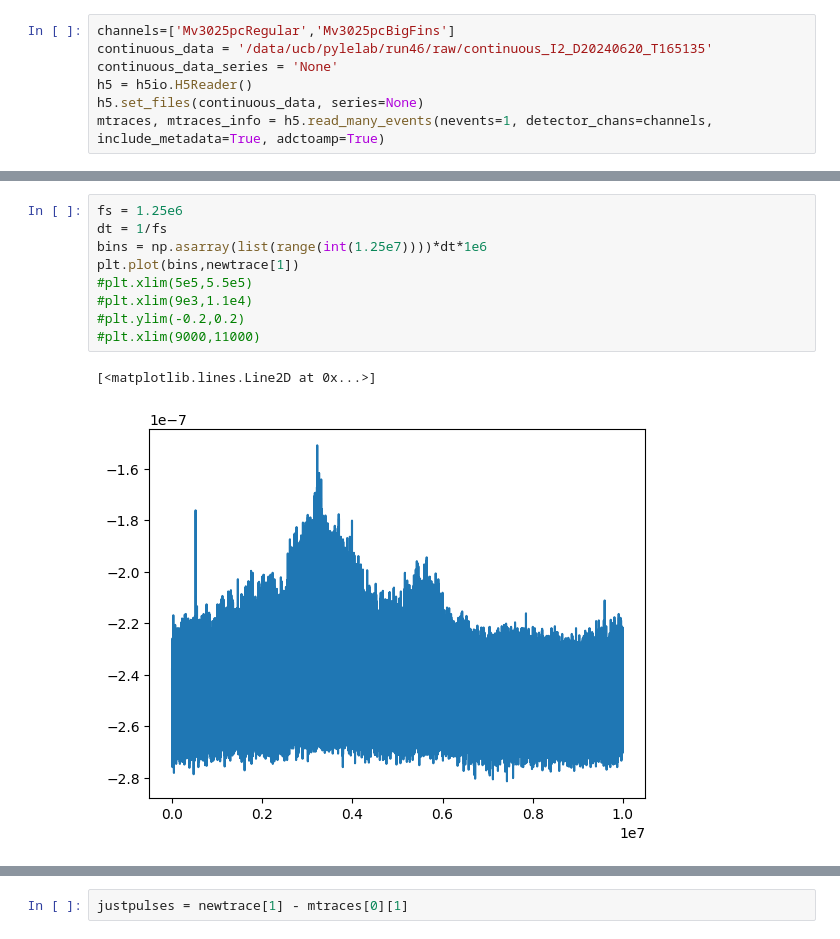
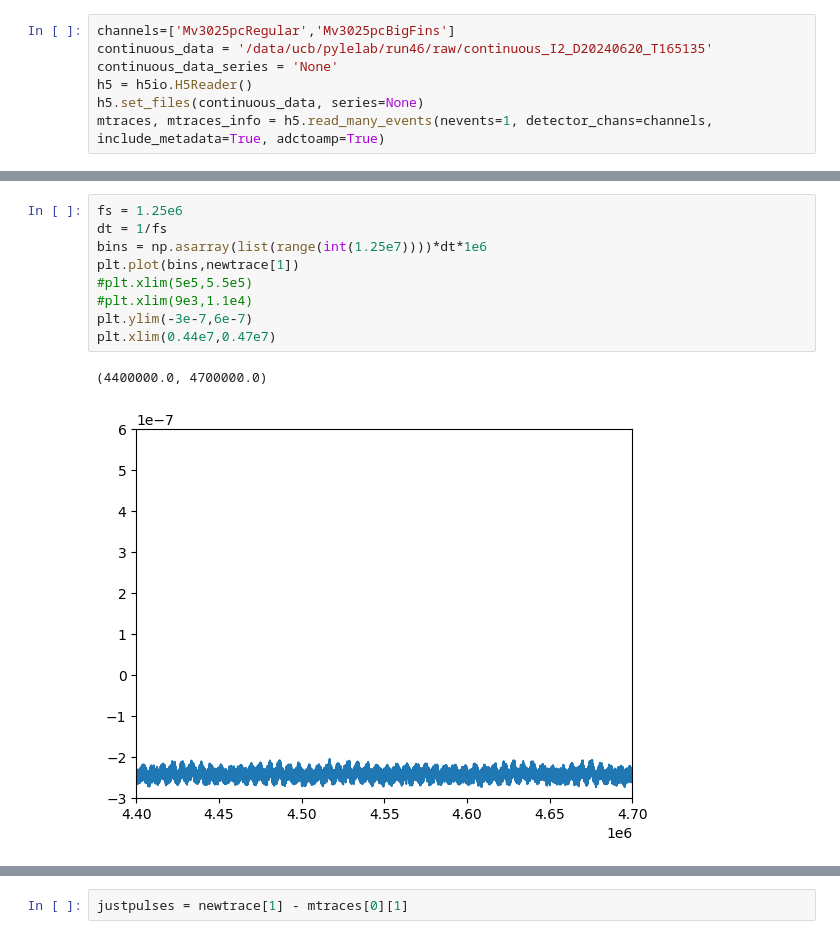
Before and after one commit to spice-herald/detprocess, a Jupyter notebook: examples/salting_dev.ipynb, the cells around one changed output, grey strips where cells are left out. Saved outputs shown, nothing was run; the diff lists cells and outputs as text.

```diff
--- a/examples/salting_dev.ipynb
+++ b/examples/salting_dev.ipynb
@@ -344,15 +296,15 @@ newtrace[0]
 # %%
 fs = 1.25e6
 dt = 1/fs
 bins = np.asarray(list(range(int(1.25e7))))*dt*1e6
 plt.plot(bins,newtrace[1])
 #plt.xlim(5e5,5.5e5)
 #plt.xlim(9e3,1.1e4)
-#plt.ylim(-0.2,0.2)
-#plt.xlim(9000,11000)
+plt.ylim(-3e-7,6e-7)
+plt.xlim(0.44e7,0.47e7)
 # %% [output]
-[<matplotlib.lines.Line2D at 0x...>]
+(4400000.0, 4700000.0)
-[figure, old version]
+[figure, new version]
 # %%
 fs = 1.25e6
 dt = 1/fs
```
Also changed, not shown: parts of 14 cells of this notebook, 2 other files.
